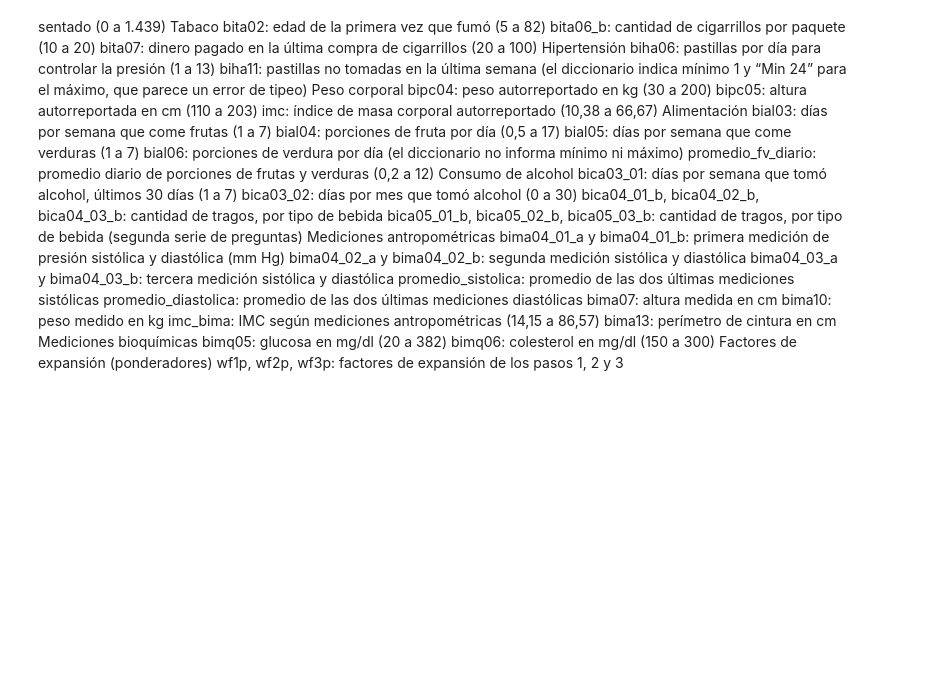
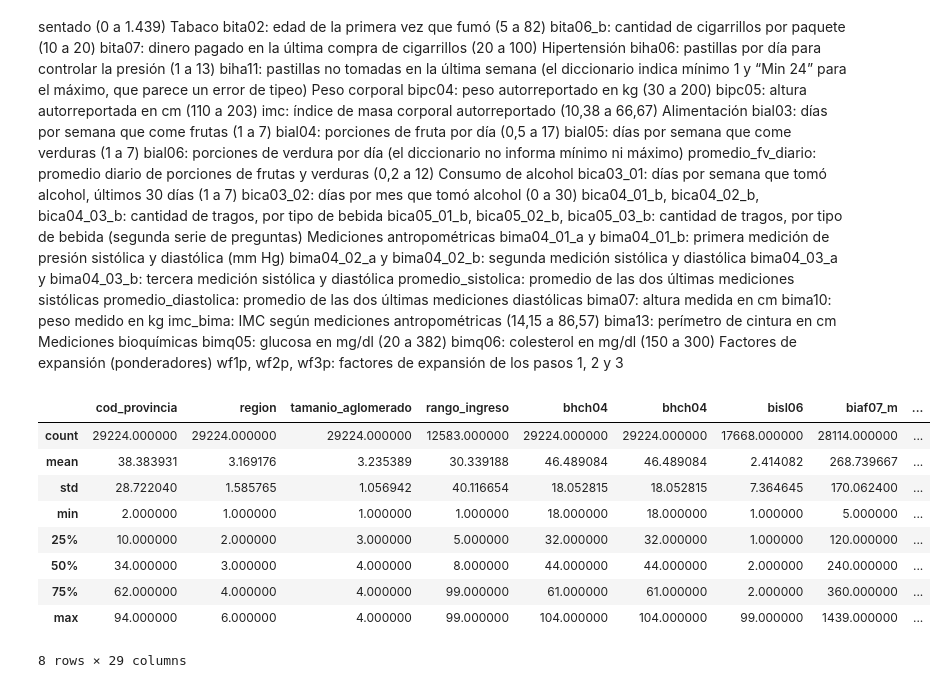
Before and after one commit to fausmurgades/Fundamentos-De-La-Ciencia-De-Datos-TP-Especial, a Jupyter notebook: nacho.ipynb, the cells around one changed output. Saved outputs shown, nothing was run; the diff lists cells and outputs as text; code cells hidden in the pictures; blank space fills up the shorter version.

```diff
--- a/nacho.ipynb
+++ b/nacho.ipynb
@@ -936,3 +936,44 @@ bimq05: glucosa en mg/dl (20 a 382)
 bimq06: colesterol en mg/dl (150 a 300)
 Factores de expansión (ponderadores)
 wf1p, wf2p, wf3p: factores de expansión de los pasos 1, 2 y 3
+# %%
+cols_cuantitativas = [
+    # Hogar y vivienda
+    "cod_provincia", "region", "tamanio_aglomerado", "rango_ingreso", "bhch04",
+    # Edad
+    "bhch04",
+    # Trabajo
+    "bisl06",
+    # Actividad física
+    "biaf07_m",
+    # Tabaco
+    "bita04", "bita05", "bita02","bita03",
+    # Hipertensión
+    "biha06",
+    # Peso corporal
+    "bipc04", "bipc05", "imc",
+    # Alimentación
+    "bial05", "bial06", "promedio_fv_diario",
+    # Consumo de alcohol
+    "bica03_02",
+    # Mediciones antropométricas
+    "colesterol_elevado", "glucemia_elevada", "imc_bima", "imc_categorias_bima",
+    # Mediciones bioquímicas
+    "bimq05", "bimq06",
+    # Factores de expansión
+    "wf1p", "wf2p", "wf3p",
+]
+
+df_cuantitativas = raw_data[cols_cuantitativas].copy()
+df_cuantitativas.describe()
+# %% [output]
+|  | cod_provincia | region | tamanio_aglomerado | rango_ingreso | bhch04 | bhch04 | bisl06 | biaf07_m | ... |
+| count | 29224.000000 | 29224.000000 | 29224.000000 | 12583.000000 | 29224.000000 | 29224.000000 | 17668.000000 | 28114.000000 | ... |
+| mean | 38.383931 | 3.169176 | 3.235389 | 30.339188 | 46.489084 | 46.489084 | 2.414082 | 268.739667 | ... |
+| std | 28.722040 | 1.585765 | 1.056942 | 40.116654 | 18.052815 | 18.052815 | 7.364645 | 170.062400 | ... |
+| min | 2.000000 | 1.000000 | 1.000000 | 1.000000 | 18.000000 | 18.000000 | 1.000000 | 5.000000 | ... |
+| 25% | 10.000000 | 2.000000 | 3.000000 | 5.000000 | 32.000000 | 32.000000 | 1.000000 | 120.000000 | ... |
+| 50% | 34.000000 | 3.000000 | 4.000000 | 8.000000 | 44.000000 | 44.000000 | 2.000000 | 240.000000 | ... |
+| 75% | 62.000000 | 4.000000 | 4.000000 | 99.000000 | 61.000000 | 61.000000 | 2.000000 | 360.000000 | ... |
+| max | 94.000000 | 6.000000 | 4.000000 | 99.000000 | 104.000000 | 104.000000 | 99.000000 | 1439.000000 | ... |
+8 rows × 29 columns
```
Also changed, not shown: parts of 2 cells of this notebook, 2 other files.
